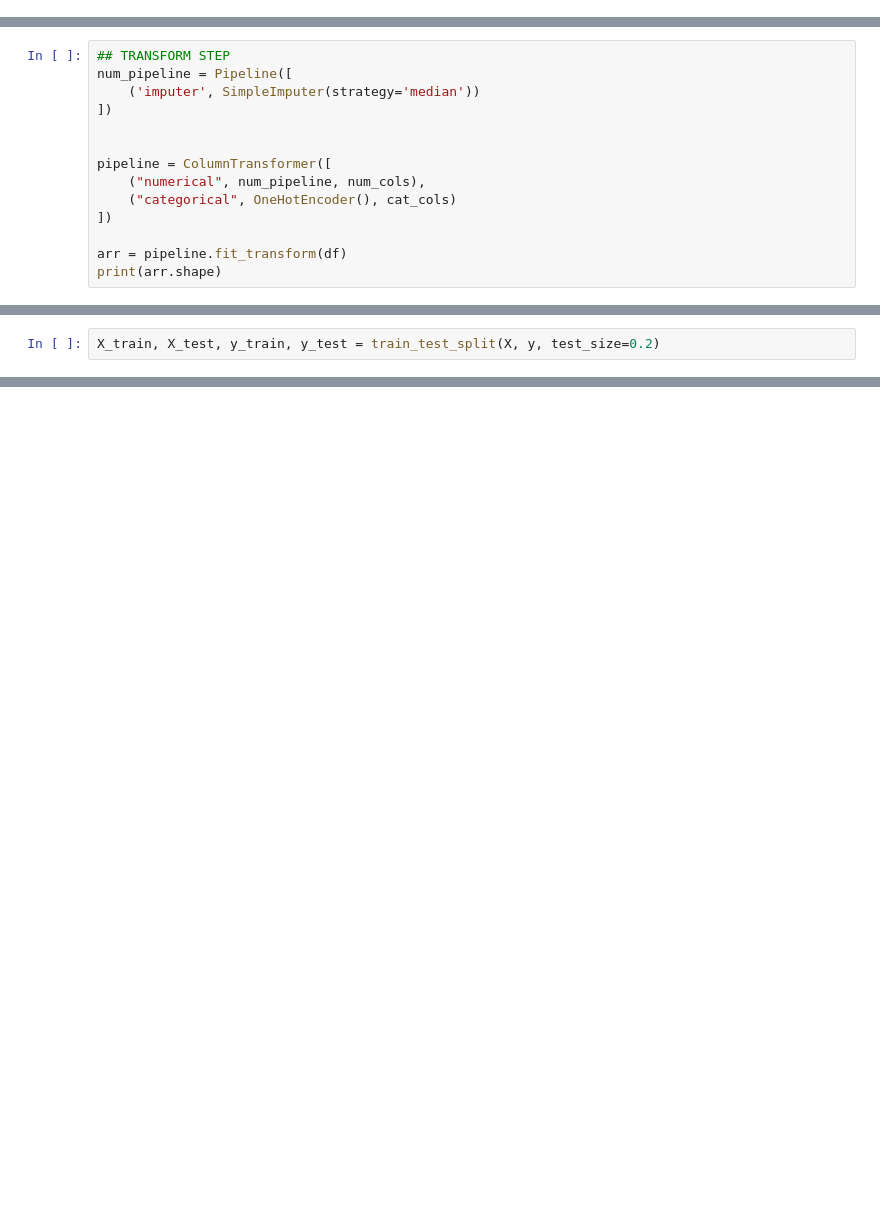
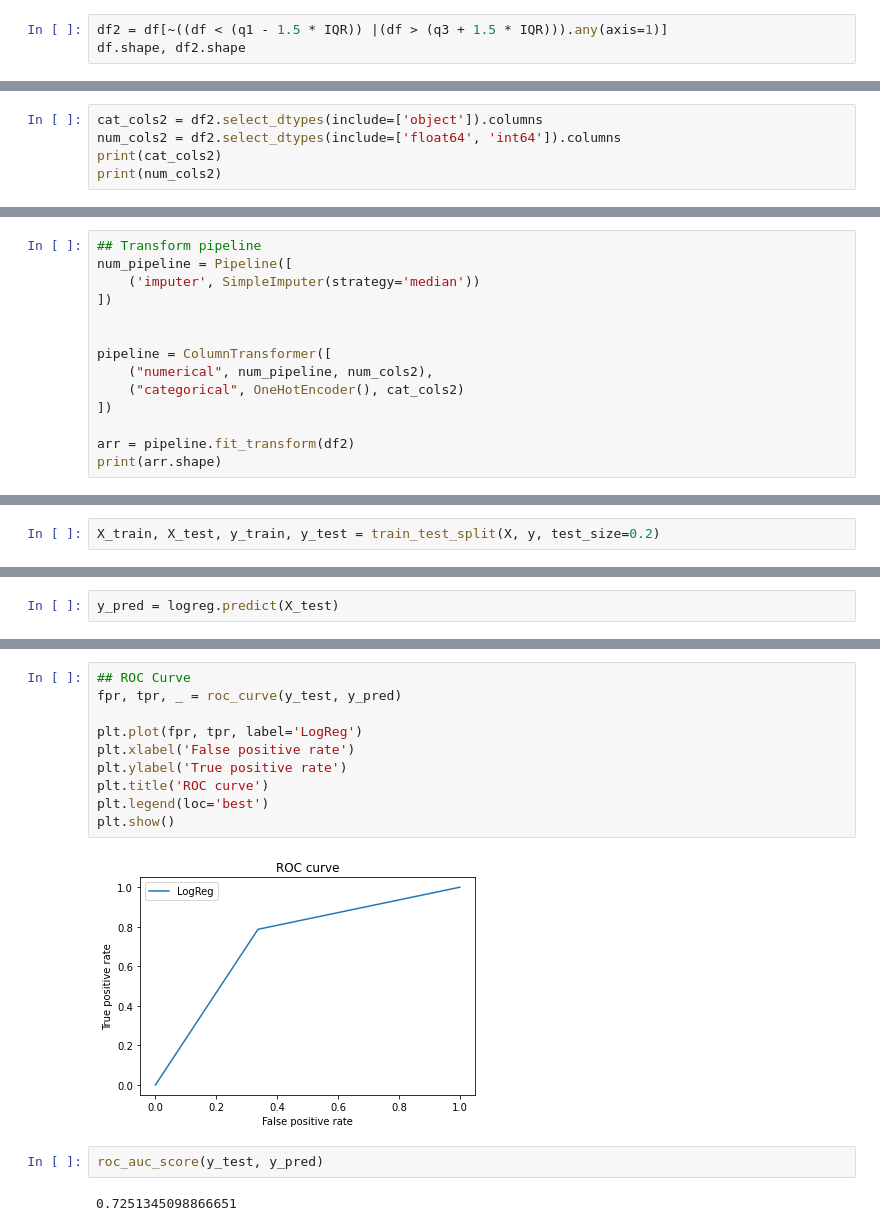
Before and after one commit to EricaXia/spr_2021, a Jupyter notebook: dsci552/problem_sets/ps_2.ipynb, the cells around one changed output, grey strips where cells are left out. Cells and saved outputs as stored; diff of their text form; blank space fills up the shorter version.

```diff
--- a/dsci552/problem_sets/ps_2.ipynb
+++ b/dsci552/problem_sets/ps_2.ipynb
@@ -155,0 +198,3 @@ num_cols = df.select_dtypes(include=['float64', 'int64']).columns
+# %%
+df2 = df[~((df < (q1 - 1.5 * IQR)) |(df > (q3 + 1.5 * IQR))).any(axis=1)]
+df.shape, df2.shape
@@ -155,0 +203,5 @@ num_cols = df.select_dtypes(include=['float64', 'int64']).columns
+# %%
+cat_cols2 = df2.select_dtypes(include=['object']).columns
+num_cols2 = df2.select_dtypes(include=['float64', 'int64']).columns
+print(cat_cols2)
+print(num_cols2)
@@ -156,15 +211,15 @@ num_cols = df.select_dtypes(include=['float64', 'int64']).columns
 # %%
-## TRANSFORM STEP
+## Transform pipeline
 num_pipeline = Pipeline([
     ('imputer', SimpleImputer(strategy='median'))
 ])
 
 
 pipeline = ColumnTransformer([
-    ("numerical", num_pipeline, num_cols),
-    ("categorical", OneHotEncoder(), cat_cols)
+    ("numerical", num_pipeline, num_cols2),
+    ("categorical", OneHotEncoder(), cat_cols2)
 ])
 
-arr = pipeline.fit_transform(df)
+arr = pipeline.fit_transform(df2)
 print(arr.shape)
 # %% [output]
@@ -187,0 +241,2 @@ Feature importances:
+# %%
+y_pred = logreg.predict(X_test)
@@ -187,0 +272,16 @@ Feature importances:
+# %%
+## ROC Curve
+fpr, tpr, _ = roc_curve(y_test, y_pred)
+
+plt.plot(fpr, tpr, label='LogReg')
+plt.xlabel('False positive rate')
+plt.ylabel('True positive rate')
+plt.title('ROC curve')
+plt.legend(loc='best')
+plt.show()
+# %% [output]
+[figure, added]
+# %%
+roc_auc_score(y_test, y_pred)
+# %% [output]
+0.7251345098866651
```
Also changed, not shown: parts of 32 cells of this notebook, 1 other file.
